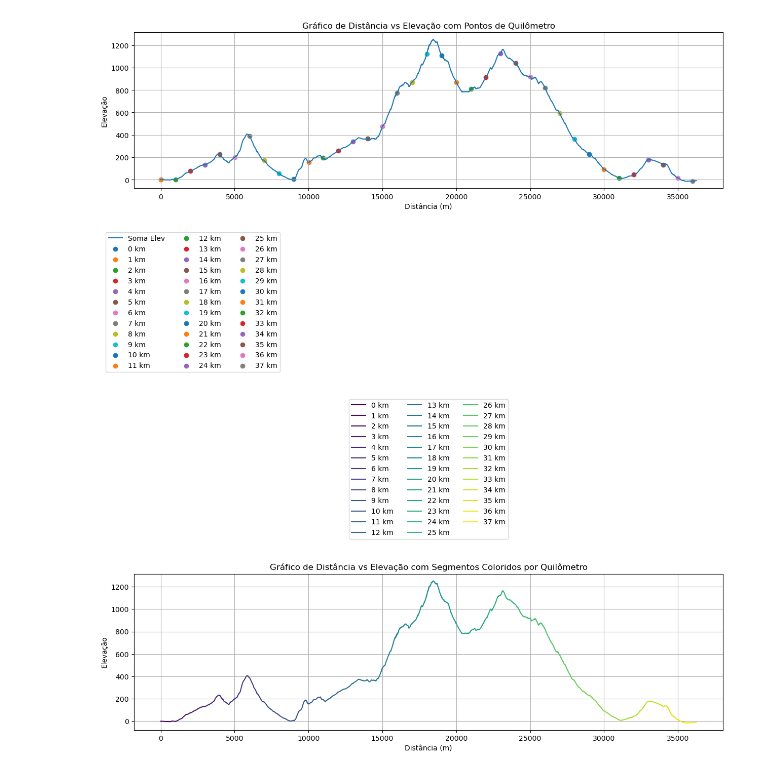
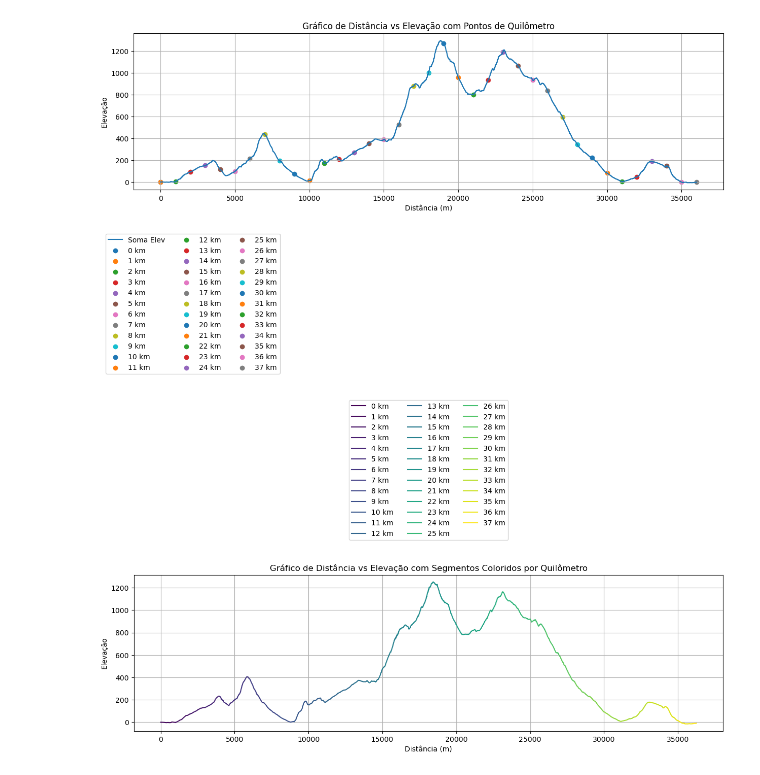
Before and after one commit to joaomts/-strava_analytics, a Jupyter notebook: analise_exploratoria_percurso.ipynb, the cells around one changed output. Cells and saved outputs as stored; diff of their text form; code cells hidden in the pictures.

```diff
--- a/analise_exploratoria_percurso.ipynb
+++ b/analise_exploratoria_percurso.ipynb
@@ -6,2 +4,5 @@ import matplotlib.pyplot as plt
 # %%
-df_gpx = pd.read_csv("tabela_final_lsmision_35km.csv", sep = ';', index_col='Unnamed: 0')
+df_gpx = pd.read_csv(
+    "tabela_final_lsmision_35km_ultima.csv", sep=";", index_col="Unnamed: 0"
+)
+df_gpx.head()
@@ -16,0 +16,16 @@ df_gpx.head()
+# %%
+# Converter colunas de números com vírgula para ponto e tipo float
+cols_to_convert = [
+    "latitude",
+    "longitude",
+    "elevacao",
+    "diff_elev",
+    "distancias",
+    "soma_elev",
+    "soma_dist",
+    "desnivel_positivo",
+    "desnivel_negativo",
+]
+for col in cols_to_convert:
+    df_gpx[col] = df_gpx[col].str.replace(",", ".", regex=False).astype(float)
+df_gpx.head()
@@ -34,24 +59,28 @@ plt.plot(df_gpx['soma_dist'], df_gpx['soma_elev'])
 # %%
 plt.figure(figsize=(15, 4))
-plt.plot(df_gpx['soma_dist'], df_gpx['soma_elev'], label='Soma Elev')
+plt.plot(df_gpx["soma_dist"], df_gpx["soma_elev"], label="Soma Elev")
 
 # Adicionando os pontos para cada quilômetro
-km_points = df_gpx[df_gpx['km_group'].notnull()]  # Filtra apenas as linhas que têm 'km_group'
-for km in km_points['km_group'].unique():
-    km_dist = km_points[km_points['km_group'] == km]['soma_dist'].values[0]
-    km_elev = km_points[km_points['km_group'] == km]['soma_elev'].values[0]
-    plt.scatter(km_dist, km_elev, label=f'{km} km')
+km_points = df_gpx[
+    df_gpx["km_group"].notnull()
+]  # Filtra apenas as linhas que têm 'km_group'
+for km in km_points["km_group"].unique():
+    km_dist = km_points[km_points["km_group"] == km]["soma_dist"].values[0]
+    km_elev = km_points[km_points["km_group"] == km]["soma_elev"].values[0]
+    plt.scatter(km_dist, km_elev, label=f"{km} km")
 
 # Adicionando legendas e título
-plt.xlabel('Distância (m)')
-plt.ylabel('Elevação')
-plt.title('Gráfico de Distância vs Elevação com Pontos de Quilômetro')
-plt.legend(loc='lower center', bbox_to_anchor=(0.1, -1.2), ncol=3)  # Ajusta a posição da legenda
+plt.xlabel("Distância (m)")
+plt.ylabel("Elevação")
+plt.title("Gráfico de Distância vs Elevação com Pontos de Quilômetro")
+plt.legend(
+    loc="lower center", bbox_to_anchor=(0.1, -1.2), ncol=3
+)  # Ajusta a posição da legenda
 plt.grid(True)
 
 # Exibindo o gráfico
 plt.show()
 # %% [output]
-[figure, old version]
+[figure, new version]
 # %%
 # Ordena os dados pela distância para garantir que os segmentos sejam contínuos
```
Also changed, not shown: parts of 13 cells of this notebook, 4 other files.
